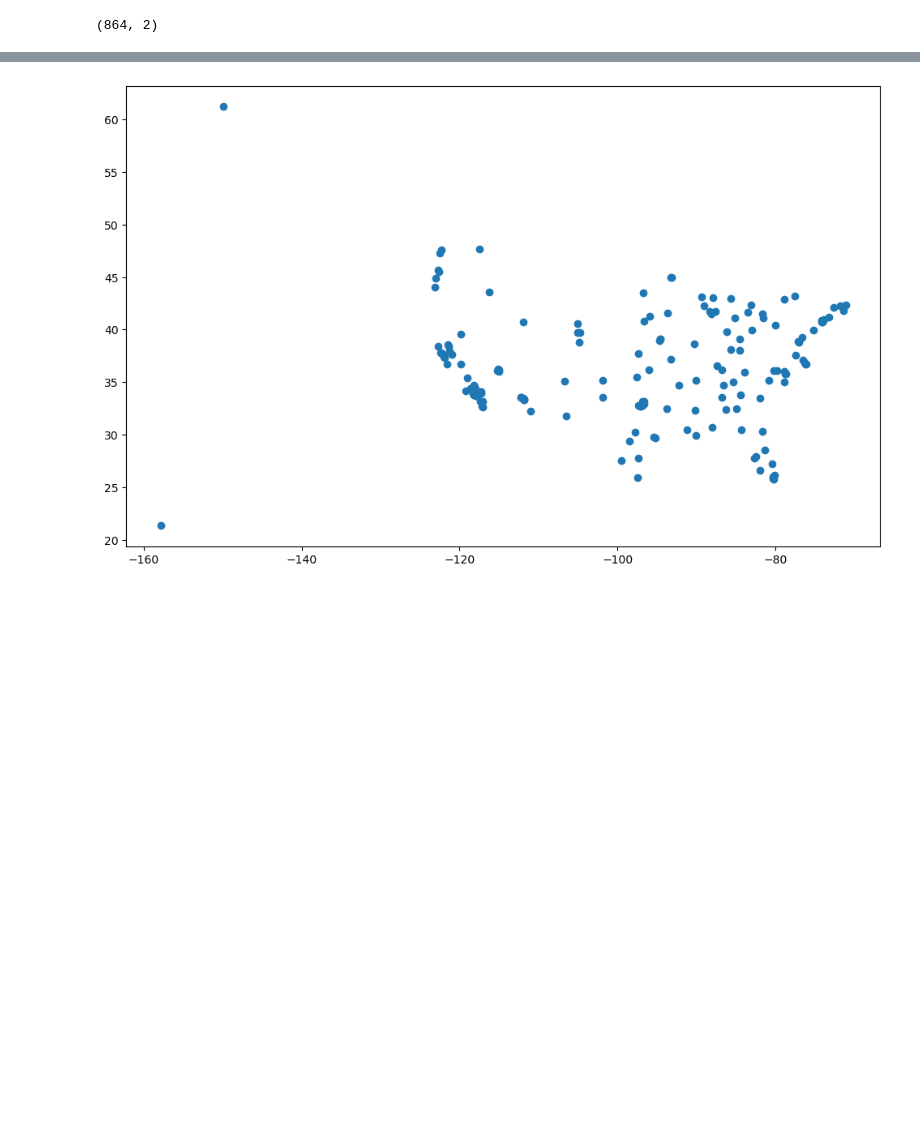
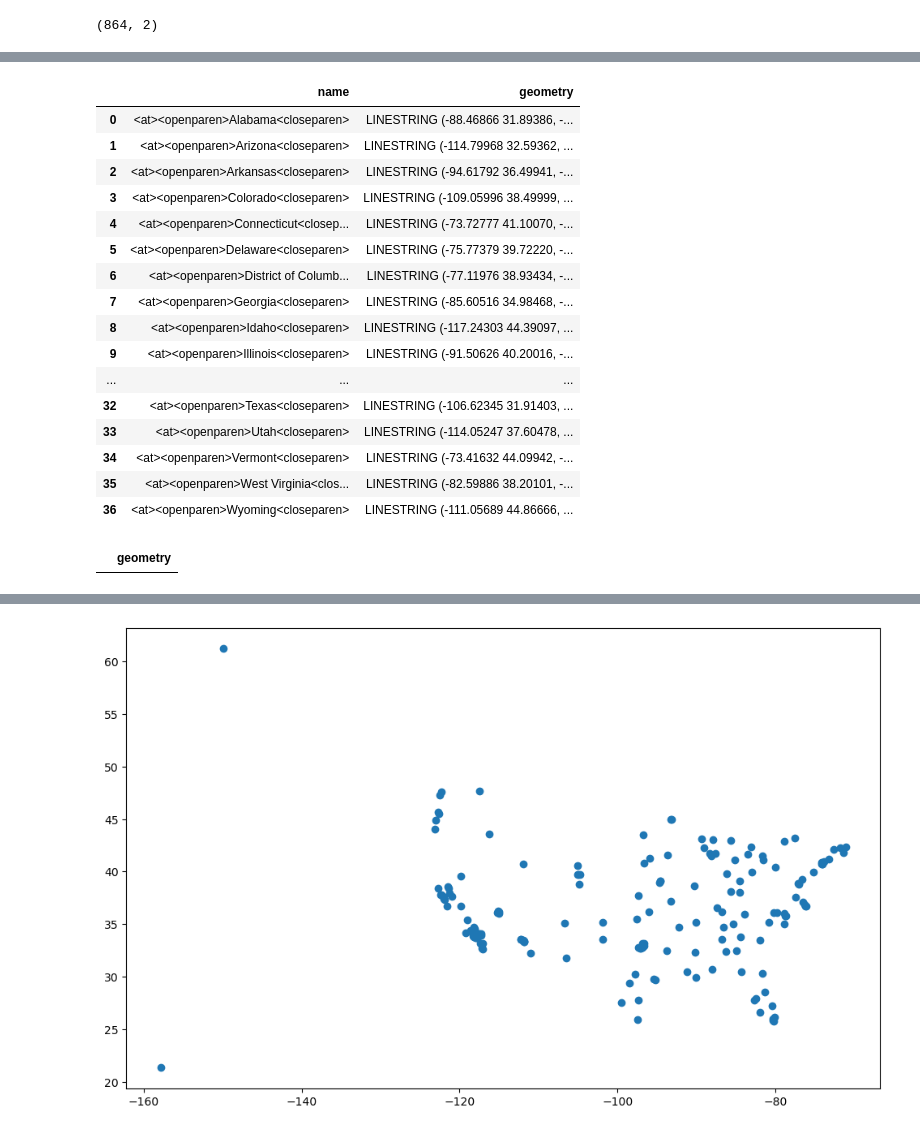
Before and after one commit to rosewisotzky/data_capstone, a Jupyter notebook: notebooks/airport eda.ipynb, the cells around one changed output, grey strips where cells are left out. Saved outputs shown, nothing was run; the diff lists cells and outputs as text; code cells hidden in the pictures; blank space fills up the shorter version.

```diff
--- a/notebooks/airport eda.ipynb
+++ b/notebooks/airport eda.ipynb
@@ -96,3 +111,27 @@ boundary.plot()
+# %%
+states2
+# %% [output]
+|  | name | geometry |
+| 0 | <at><openparen>Alabama<closeparen> | LINESTRING (-88.46866 31.89386, -... |
+| 1 | <at><openparen>Arizona<closeparen> | LINESTRING (-114.79968 32.59362, ... |
+| 2 | <at><openparen>Arkansas<closeparen> | LINESTRING (-94.61792 36.49941, -... |
+| 3 | <at><openparen>Colorado<closeparen> | LINESTRING (-109.05996 38.49999, ... |
+| 4 | <at><openparen>Connecticut<closep... | LINESTRING (-73.72777 41.10070, -... |
+| 5 | <at><openparen>Delaware<closeparen> | LINESTRING (-75.77379 39.72220, -... |
+| 6 | <at><openparen>District of Columb... | LINESTRING (-77.11976 38.93434, -... |
+| 7 | <at><openparen>Georgia<closeparen> | LINESTRING (-85.60516 34.98468, -... |
+| 8 | <at><openparen>Idaho<closeparen> | LINESTRING (-117.24303 44.39097, ... |
+| 9 | <at><openparen>Illinois<closeparen> | LINESTRING (-91.50626 40.20016, -... |
+| ... | ... | ... |
+| 32 | <at><openparen>Texas<closeparen> | LINESTRING (-106.62345 31.91403, ... |
+| 33 | <at><openparen>Utah<closeparen> | LINESTRING (-114.05247 37.60478, ... |
+| 34 | <at><openparen>Vermont<closeparen> | LINESTRING (-73.41632 44.09942, -... |
+| 35 | <at><openparen>West Virginia<clos... | LINESTRING (-82.59886 38.20101, -... |
+| 36 | <at><openparen>Wyoming<closeparen> | LINESTRING (-111.05689 44.86666, ... |
+# %%
+nation
+# %% [output]
+|  | geometry |
 # %%
 airports = pd.read_csv('../data/Airports.csv')
 # %%
```
Also changed, not shown: parts of 8 cells of this notebook, 2 other files.
